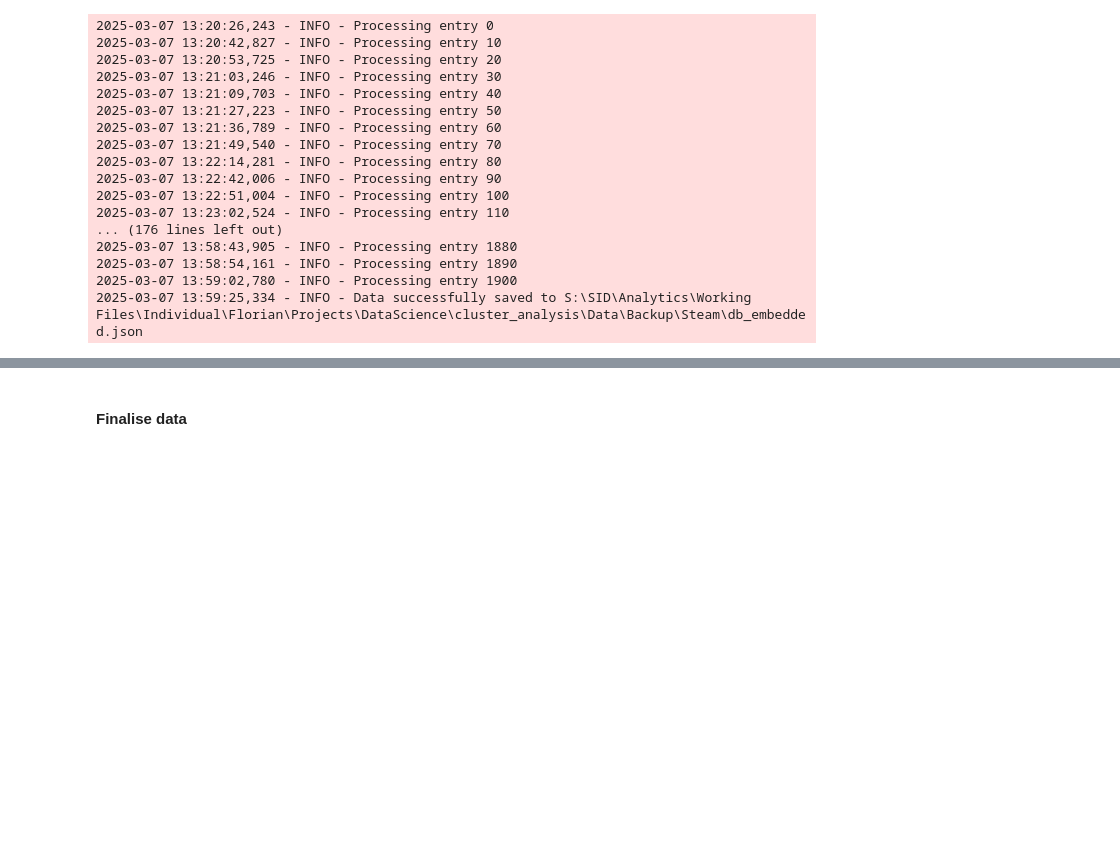
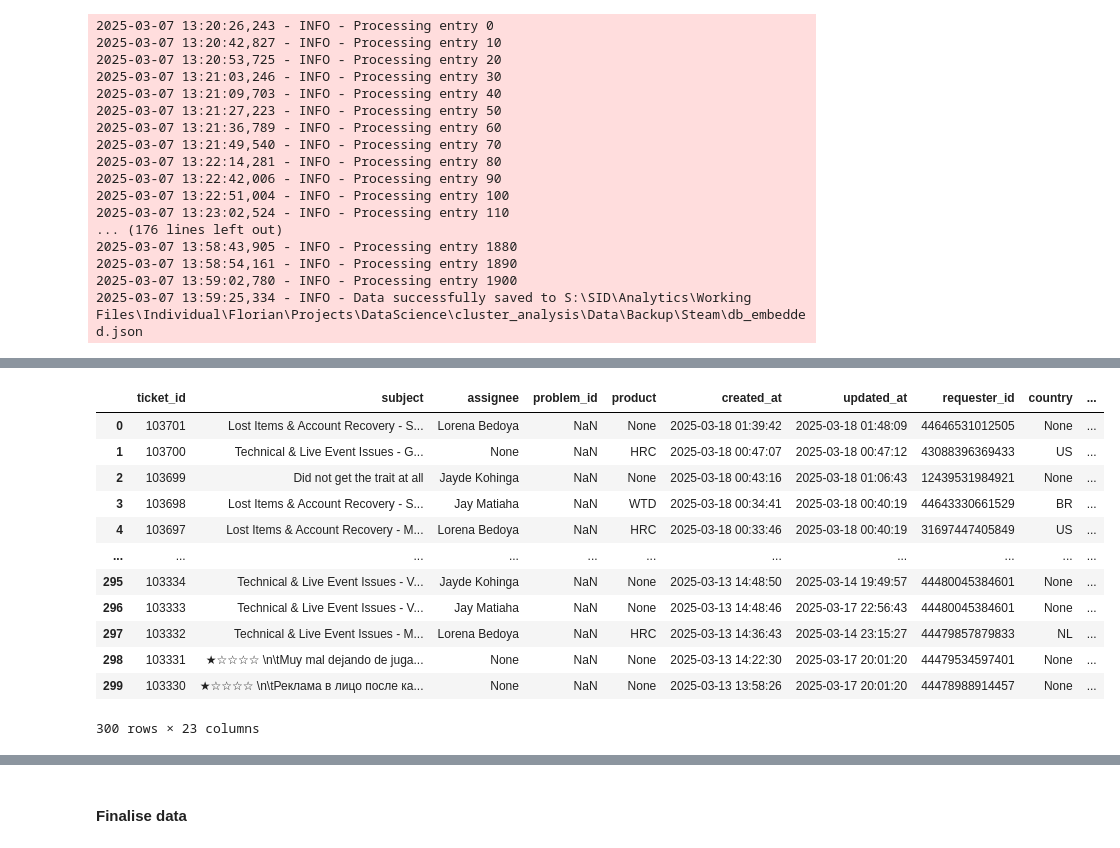
Before and after one commit to fb-pikpok/Cluster_Analysis, a Jupyter notebook: data_pipeline_multiple_sources.ipynb, the cells around one changed output, grey strips where cells are left out. Cells and saved outputs as stored; diff of their text form; code cells hidden in the pictures; blank space fills up the shorter version.

```diff
--- a/data_pipeline_multiple_sources.ipynb
+++ b/data_pipeline_multiple_sources.ipynb
@@ -257,3 +256,47 @@ embed_data(root_dir, data_source, client, embed_key)
+# %%
+# Zendesk CS tickets (temporarily using subcategory as the context)
+import psycopg2
+
+data_source = 'Zendesk'
+id_column = 'ticket_id'
+text_column = 'content'
+timestamp_column = 'created_at'
+language_column = 'language'
+embed_key = "sentence"  # "topic" or "sentence"
+
+
+conn = psycopg2.connect(host=os.getenv("POSTGRESQL_HOST"),
+                        database=os.getenv("POSTGRESQL_DATABASE"),
+                        user=os.getenv("POSTGRESQL_USER"),
+                        password=os.getenv("POSTGRESQL_PASSWORD"),
+                        port=os.getenv("POSTGRESQL_PORT"))
+curr = conn.cursor()  # TODO: please fill in the query and replace the date filter
+s_query = """
+select *
+from zendesk
+order by created_at desc
+limit 300
+"""
+s_query = s_query.replace('>>', '>').replace('<<', '<')
+curr.execute(s_query)
+# %%
+tes = pd.DataFrame(curr.fetchall(), columns=[i[0] for i in curr.description])
+# %%
+tes
+# %% [output]
+|  | ticket_id | subject | assignee | problem_id | product | created_at | updated_at | requester_id | country | ... |
+| 0 | 103701 | Lost Items & Account Recovery - S... | Lorena Bedoya | NaN | None | 2025-03-18 01:39:42 | 2025-03-18 01:48:09 | 44646531012505 | None | ... |
+| 1 | 103700 | Technical & Live Event Issues - G... | None | NaN | HRC | 2025-03-18 00:47:07 | 2025-03-18 00:47:12 | 43088396369433 | US | ... |
+| 2 | 103699 | Did not get the trait at all | Jayde Kohinga | NaN | None | 2025-03-18 00:43:16 | 2025-03-18 01:06:43 | 12439531984921 | None | ... |
+| 3 | 103698 | Lost Items & Account Recovery - S... | Jay Matiaha | NaN | WTD | 2025-03-18 00:34:41 | 2025-03-18 00:40:19 | 44643330661529 | BR | ... |
+| 4 | 103697 | Lost Items & Account Recovery - M... | Lorena Bedoya | NaN | HRC | 2025-03-18 00:33:46 | 2025-03-18 00:40:19 | 31697447405849 | US | ... |
+| ... | ... | ... | ... | ... | ... | ... | ... | ... | ... | ... |
+| 295 | 103334 | Technical & Live Event Issues - V... | Jayde Kohinga | NaN | None | 2025-03-13 14:48:50 | 2025-03-14 19:49:57 | 44480045384601 | None | ... |
+| 296 | 103333 | Technical & Live Event Issues - V... | Jay Matiaha | NaN | None | 2025-03-13 14:48:46 | 2025-03-17 22:56:43 | 44480045384601 | None | ... |
+| 297 | 103332 | Technical & Live Event Issues - M... | Lorena Bedoya | NaN | HRC | 2025-03-13 14:36:43 | 2025-03-14 23:15:27 | 44479857879833 | NL | ... |
+| 298 | 103331 | ★☆☆☆☆ \n\tMuy mal dejando de juga... | None | NaN | None | 2025-03-13 14:22:30 | 2025-03-17 20:01:20 | 44479534597401 | None | ... |
+| 299 | 103330 | ★☆☆☆☆ \n\tРеклама в лицо после ка... | None | NaN | None | 2025-03-13 13:58:26 | 2025-03-17 20:01:20 | 44478988914457 | None | ... |
+300 rows × 23 columns
 # %%
 # Surveys
 # concat different cols to one
```
Also changed, not shown: parts of 3 cells of this notebook, 3 other files.
